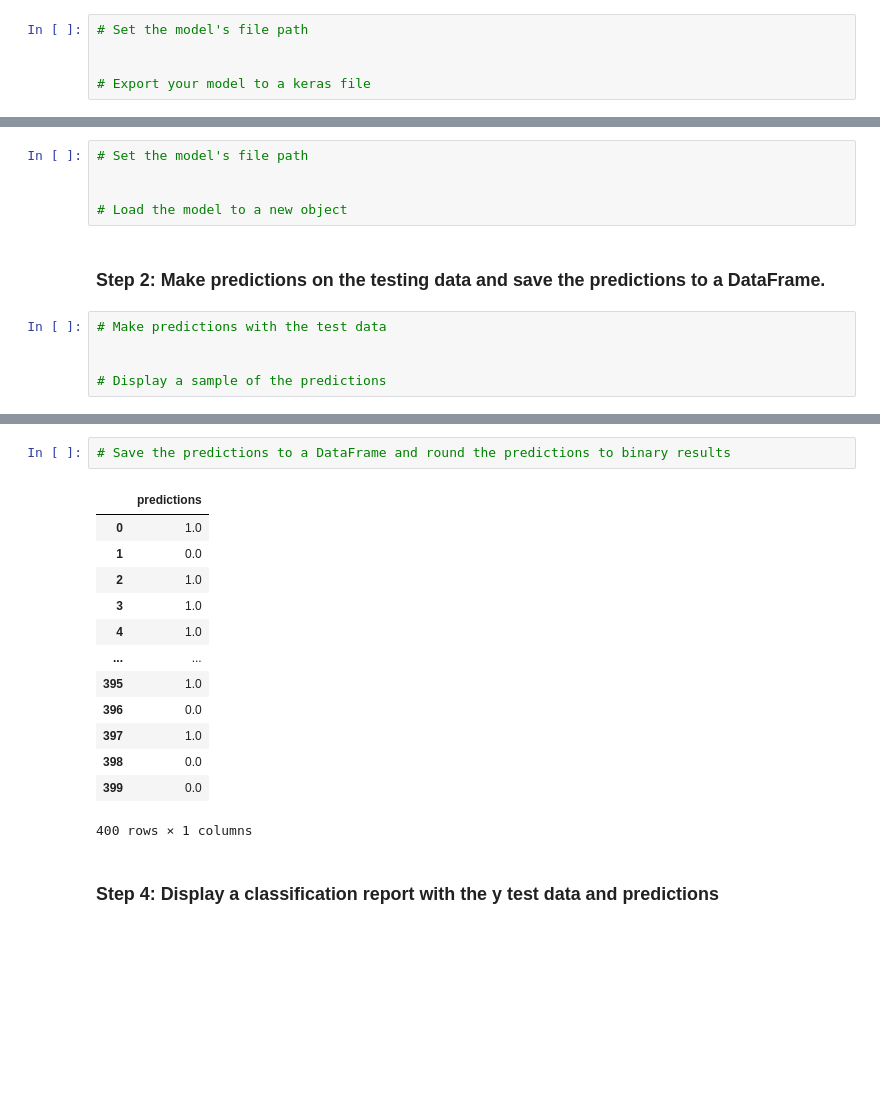
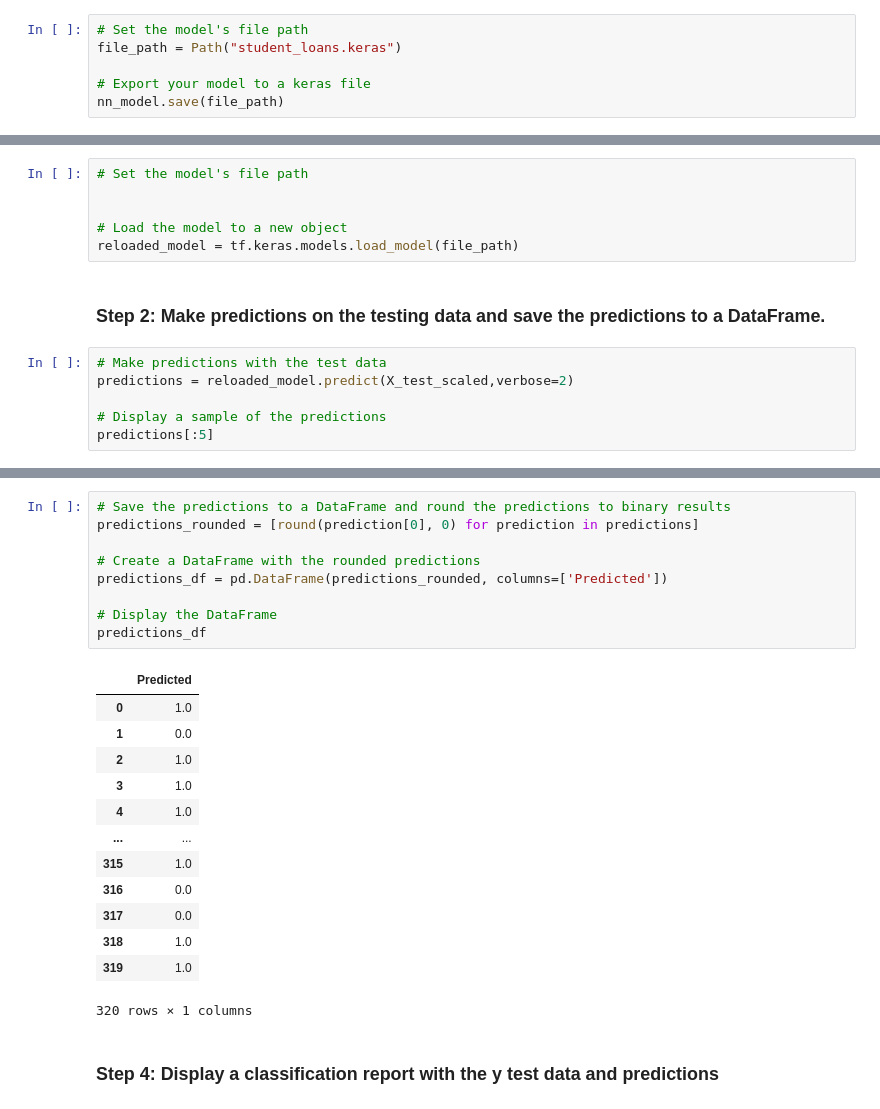
Before and after one commit to Corey-Holton/neural-network-challenge-1, a Jupyter notebook: student_loans_with_deep_learning.ipynb, the cells around one changed output, grey strips where cells are left out. Drawn from its saved outputs; the diff is of its cells as text; blank space fills up the shorter version.

Commit message:
Updated notebook with predictions and classification report

```diff
--- a/student_loans_with_deep_learning.ipynb
+++ b/student_loans_with_deep_learning.ipynb
@@ -202,9 +203,10 @@ Loss: 0.5049149394035339, Accuracy: 0.7350000143051147
 ### Step 4: Save and export your model to a keras file, and name the file `student_loans.keras`.
 # %%
 # Set the model's file path
-
+file_path = Path("student_loans.keras")
 
 # Export your model to a keras file
+nn_model.save(file_path)
 # %% [markdown]
 ---
 ## Predict Loan Repayment Success by Using your Neural Network Model
@@ -215,11 +217,13 @@ Loss: 0.5049149394035339, Accuracy: 0.7350000143051147
 
 
 # Load the model to a new object
+reloaded_model = tf.keras.models.load_model(file_path)
 # %% [markdown]
 ### Step 2: Make predictions on the testing data and save the predictions to a DataFrame.
 # %%
 # Make predictions with the test data
-
+predictions = reloaded_model.predict(X_test_scaled,verbose=2)
 
 # Display a sample of the predictions
+predictions[:5]
 # %% [output]
@@ -232,19 +236,26 @@ array([[0.63573396],
 # %%
 # Save the predictions to a DataFrame and round the predictions to binary results
+predictions_rounded = [round(prediction[0], 0) for prediction in predictions]
+
+# Create a DataFrame with the rounded predictions
+predictions_df = pd.DataFrame(predictions_rounded, columns=['Predicted'])
+
+# Display the DataFrame
+predictions_df
 # %% [output]
-|  | predictions |
+|  | Predicted |
 | 0 | 1.0 |
 | 1 | 0.0 |
 | 2 | 1.0 |
 | 3 | 1.0 |
 | 4 | 1.0 |
 | ... | ... |
-| 395 | 1.0 |
-| 396 | 0.0 |
-| 397 | 1.0 |
-| 398 | 0.0 |
-| 399 | 0.0 |
+| 315 | 1.0 |
+| 316 | 0.0 |
+| 317 | 0.0 |
+| 318 | 1.0 |
+| 319 | 1.0 |
-400 rows × 1 columns
+320 rows × 1 columns
 # %% [markdown]
 ### Step 4: Display a classification report with the y test data and predictions
 # %%
```
Also changed, not shown: parts of 5 cells of this notebook.
